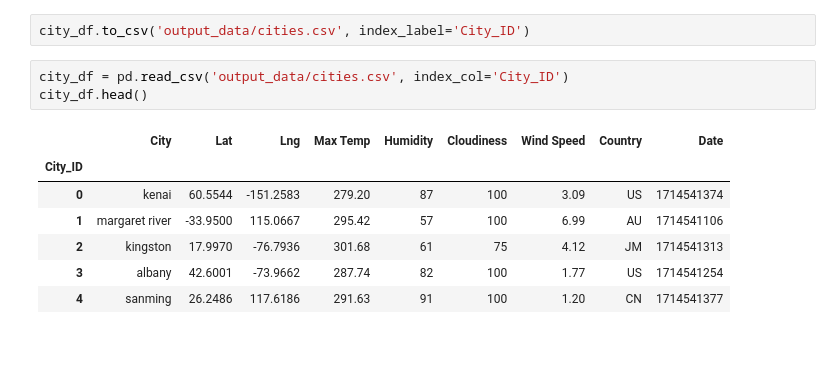
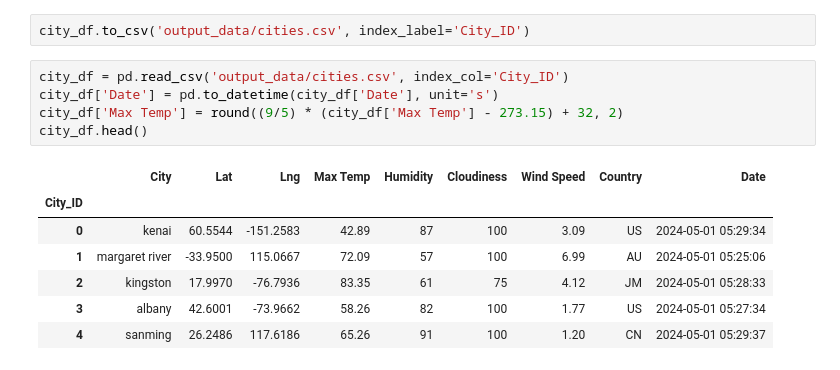
Before and after one commit to SaadNasir92/Equator_Analysis, a Jupyter notebook: VacationPy.ipynb, the cells around one changed output. Cells and saved outputs as stored; diff of their text form.

```diff
--- a/VacationPy.ipynb
+++ b/VacationPy.ipynb
@@ -151,12 +152,14 @@ city_df.head()
 city_df.to_csv('output_data/cities.csv', index_label='City_ID')
 # %%
 city_df = pd.read_csv('output_data/cities.csv', index_col='City_ID')
+city_df['Date'] = pd.to_datetime(city_df['Date'], unit='s')
+city_df['Max Temp'] = round((9/5) * (city_df['Max Temp'] - 273.15) + 32, 2)
 city_df.head()
 # %% [output]
 |  | City | Lat | Lng | Max Temp | Humidity | Cloudiness | Wind Speed | Country | Date |
 | City_ID |  |  |  |  |  |  |  |  |  |
-| 0 | kenai | 60.5544 | -151.2583 | 279.20 | 87 | 100 | 3.09 | US | 1714541374 |
-| 1 | margaret river | -33.9500 | 115.0667 | 295.42 | 57 | 100 | 6.99 | AU | 1714541106 |
-| 2 | kingston | 17.9970 | -76.7936 | 301.68 | 61 | 75 | 4.12 | JM | 1714541313 |
-| 3 | albany | 42.6001 | -73.9662 | 287.74 | 82 | 100 | 1.77 | US | 1714541254 |
-| 4 | sanming | 26.2486 | 117.6186 | 291.63 | 91 | 100 | 1.20 | CN | 1714541377 |
+| 0 | kenai | 60.5544 | -151.2583 | 42.89 | 87 | 100 | 3.09 | US | 2024-05-01 05:29:34 |
+| 1 | margaret river | -33.9500 | 115.0667 | 72.09 | 57 | 100 | 6.99 | AU | 2024-05-01 05:25:06 |
+| 2 | kingston | 17.9970 | -76.7936 | 83.35 | 61 | 75 | 4.12 | JM | 2024-05-01 05:28:33 |
+| 3 | albany | 42.6001 | -73.9662 | 58.26 | 82 | 100 | 1.77 | US | 2024-05-01 05:27:34 |
+| 4 | sanming | 26.2486 | 117.6186 | 65.26 | 91 | 100 | 1.20 | CN | 2024-05-01 05:29:37 |
```
Also changed, not shown: parts of 4 cells of this notebook.
